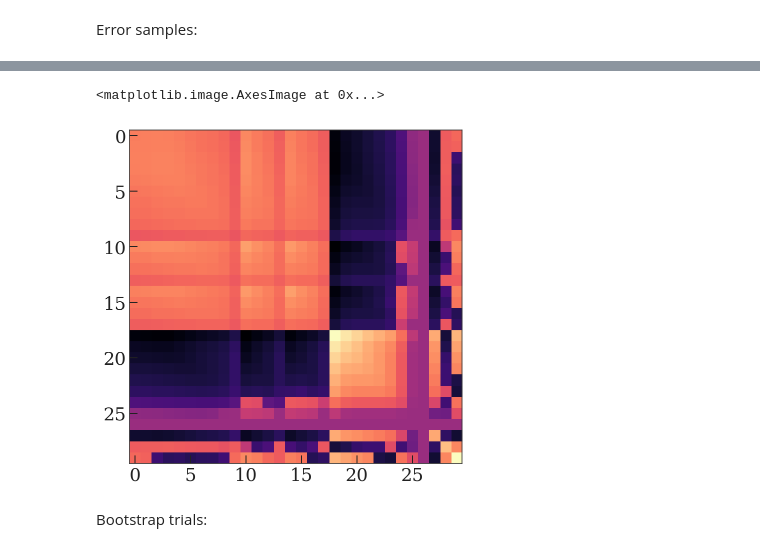
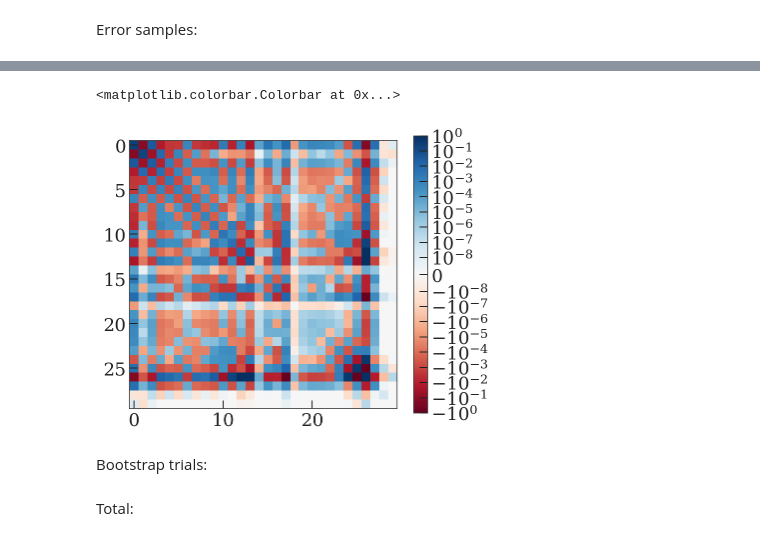
Before and after one commit to adrn/empirical-af, a Jupyter notebook: scripts/Figure-qIso-df.ipynb, the cells around one changed output, grey strips where cells are left out. Saved outputs shown, nothing was run; the diff lists cells and outputs as text; code cells hidden in the pictures.

```diff
--- a/scripts/Figure-qIso-df.ipynb
+++ b/scripts/Figure-qIso-df.ipynb
@@ -94,8 +96,8 @@ oti_data = oti.OTIData(
 )
 # %%
 init_Omega = 0.077 * u.rad / u.Myr
-max_z = 3.0 * u.kpc
-max_vz = 125.0 * u.km / u.s
+max_z = 2.5 * u.kpc
+max_vz = 100.0 * u.km / u.s
 # %%
 max_re = (max_z * np.sqrt(init_Omega)).decompose(galactic)
 max_re.value
@@ -105,7 +107,10 @@ max_re.value
 zbins = np.linspace(-max_z.value, max_z.value, 151) * u.kpc
 vzbins = np.linspace(-max_vz.value, max_vz.value, 151) * u.km / u.s
 zvz_bins = {"pos": zbins, "vel": vzbins}
+
+cdata = oti_data.get_binned_counts(zvz_bins)
 bdata, _ = oti_data.get_binned_label(bins=zvz_bins)
+bdata["mgfe_err"] = sim_mgfe_std / np.sqrt(cdata["counts"])
 # %%
 res = oti_data.get_binned_counts(zvz_bins)
 
@@ -130,9 +138,9 @@ model = SplineLabelModelWrapper(
     label_n_knots=9,
     label0_bounds=(-1.0, 1.0),
     label_grad_sign=1.0,
-    e_n_knots={2: 11, 4: 5, 6: 5},
+    e_n_knots={2: 15, 4: 5},
     e_knots_scale={2: (lambda x: x ** (3 / 2), lambda x: x ** (2 / 3))},
-    e_regularize_sigmas={2: 0.05, 4: 0.05, 6: 0.02},
+    e_regularize_sigmas={2: 0.2, 4: 0.2, 6: 0.02},
 )
 # %% [output]
 No GPU/TPU found, falling back to CPU. (Set TF_CPP_MIN_LOG_LEVEL=0 and rerun for more info.)
@@ -169,9 +177,10 @@ p0
          0.4109502 , 0.4109502 , 0.4109502 , 0.4109502 ])}}
 # %%
 bdata, res = model.run(
-    oti_data,
+    bdata,
     p0=p0,
+    label_name="mgfe",
     bins=zvz_bins,
-    jaxopt_kw=dict(maxiter=32768, tol=1e-12)
+    jaxopt_kw=dict(maxiter=32768, tol=1e-10)
     #     jaxopt_kw=dict(maxiter=16384),
 )
@@ -355,9 +387,12 @@ errs
 # %%
-crlb = model.label_model.get_crlb(res.params, tmp_data, inv=True)
-plt.imshow(crlb, norm="symlog")
+M = model.label_model.get_crlb(res.params, tmp_data)  # , inv=True)
+
+plt.figure(figsize=(6, 5))
+plt.imshow(M, norm=mpl.colors.SymLogNorm(1e-8, vmin=-1e0, vmax=1e0), cmap="RdBu")
+plt.colorbar()
 # %% [output]
-<matplotlib.image.AxesImage at 0x...>
+<matplotlib.colorbar.Colorbar at 0x...>
-[figure, old version]
+[figure, new version]
 # %%
 par_samples = model.label_model.get_crlb_error_samples(res.params, tmp_data, size=1024)
 # %%
@@ -386 +437,3 @@ bootstrap_accs = bootstrap_accs * acc.unit
+# %% [markdown]
+Total:
 # %%
```
Also changed, not shown: parts of 27 cells of this notebook, 6 other files.
